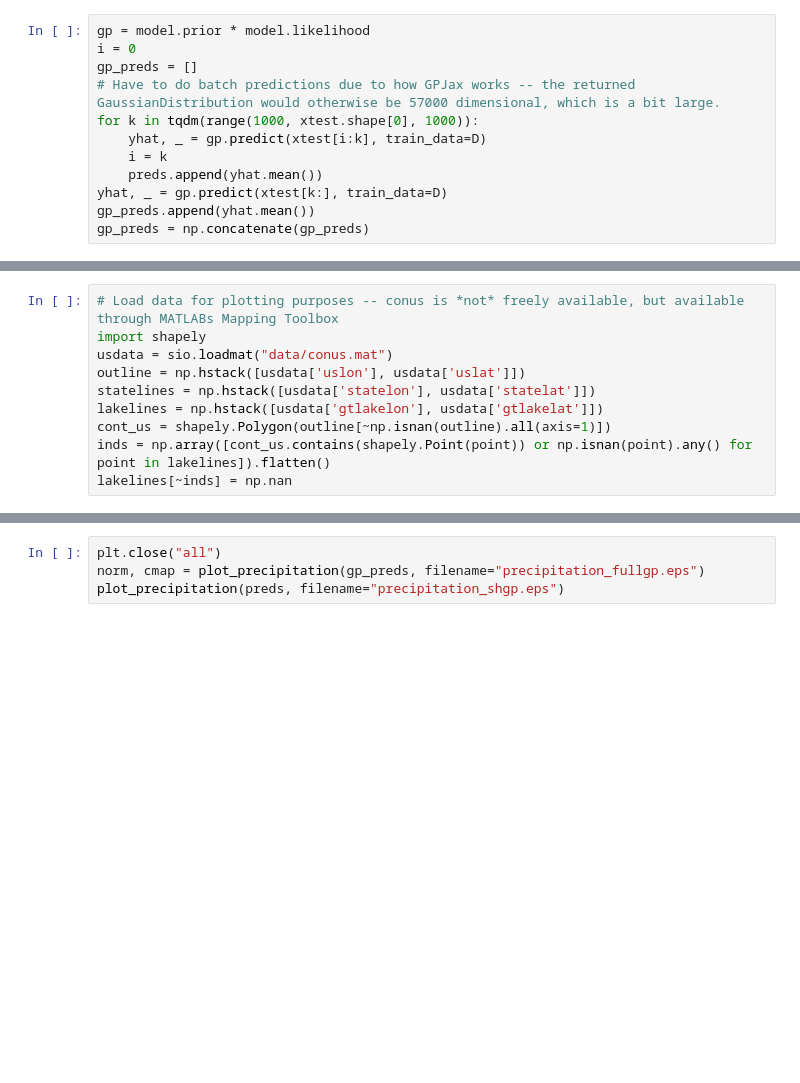
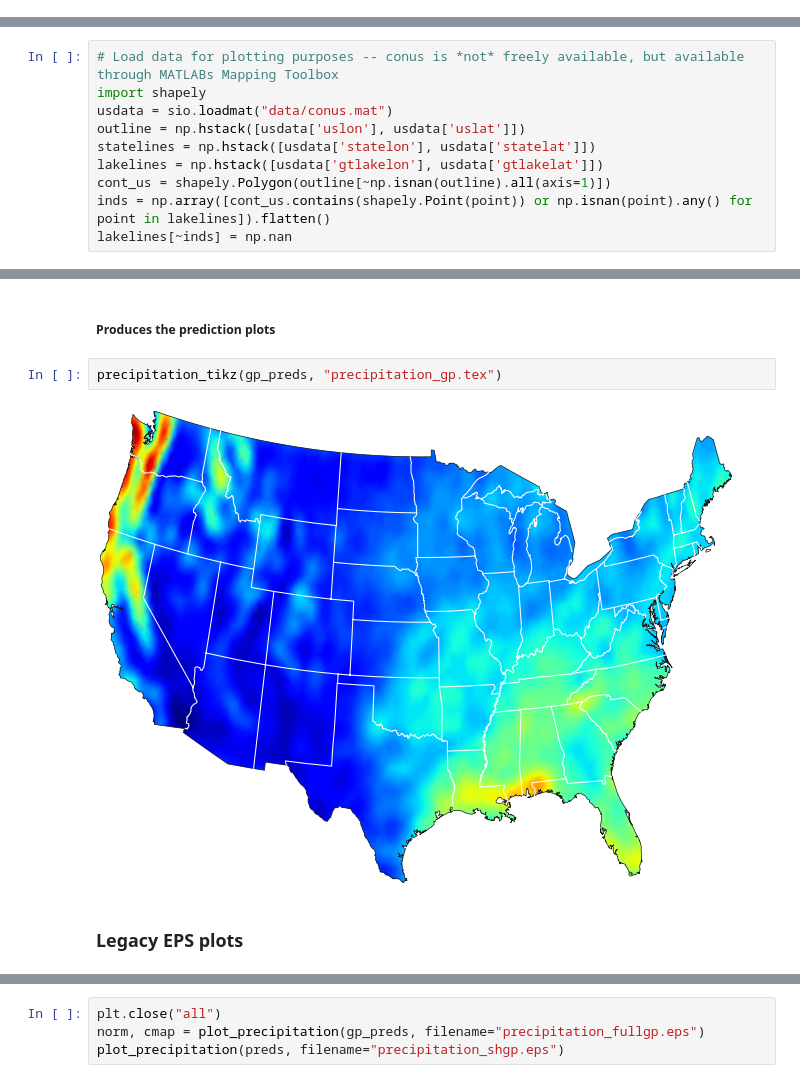
Before and after one commit to AOKullberg/fast-hgp, a Jupyter notebook: precipitation-results.ipynb, the cells around one changed output, grey strips where cells are left out. Cells and saved outputs as stored; diff of their text form; blank space fills up the shorter version.

```diff
--- a/precipitation-results.ipynb
+++ b/precipitation-results.ipynb
@@ -195,15 +194,3 @@ for k in tqdm(range(5000, xtest.shape[0], 5000)):
 yhat, _ = model.predict(xtest[k:], full_cov=False)
 preds.append(yhat.mean())
 preds = np.concatenate(preds)
-# %%
-gp = model.prior * model.likelihood
-i = 0
-gp_preds = []
-# Have to do batch predictions due to how GPJax works -- the returned GaussianDistribution would otherwise be 57000 dimensional, which is a bit large.
-for k in tqdm(range(1000, xtest.shape[0], 1000)):
-    yhat, _ = gp.predict(xtest[i:k], train_data=D)
-    i = k
-    preds.append(yhat.mean())
-yhat, _ = gp.predict(xtest[k:], train_data=D)
-gp_preds.append(yhat.mean())
-gp_preds = np.concatenate(gp_preds)
@@ -241,2 +319,10 @@ print(list(matplotlib.colormaps))
+# %% [markdown]
+##### Produces the prediction plots
+# %%
+precipitation_tikz(gp_preds, "precipitation_gp.tex")
+# %% [output]
+[figure, added]
+# %% [markdown]
+### Legacy EPS plots
 # %%
 import matplotlib
```
Also changed, not shown: parts of 25 cells of this notebook, 1 other file.
